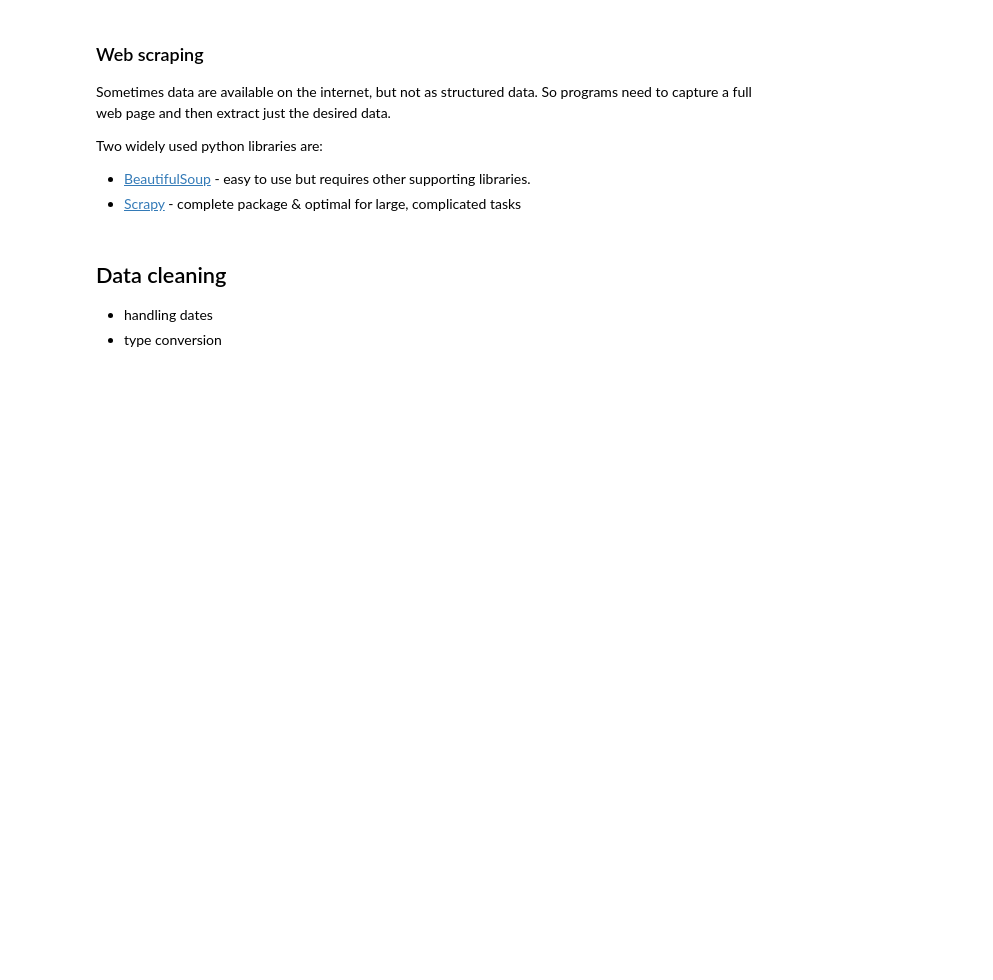
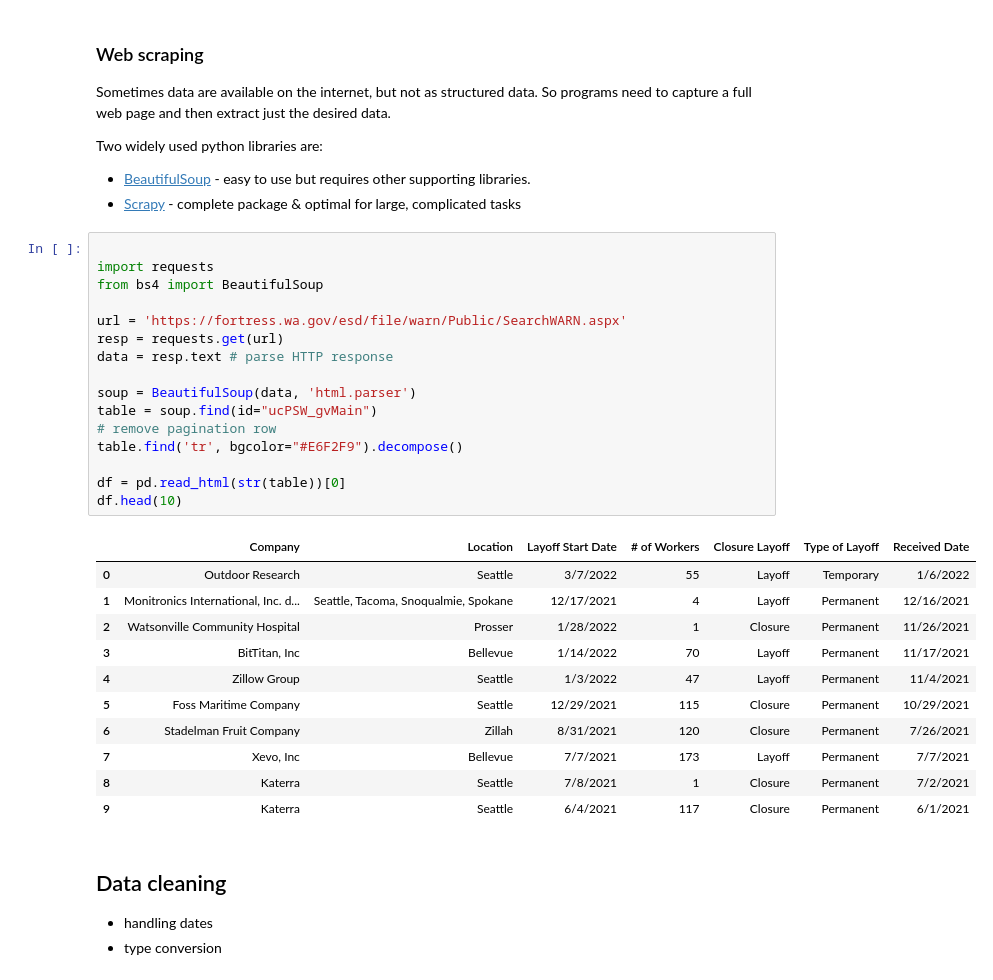
Before and after one commit to brendenwest/ad450, a Jupyter notebook: 3_data_acquisition_cleaning.ipynb, the cells around one changed output. Cells and saved outputs as stored; diff of their text form; blank space fills up the shorter version.

```diff
--- a/3_data_acquisition_cleaning.ipynb
+++ b/3_data_acquisition_cleaning.ipynb
@@ -155,6 +168,34 @@ Two widely used python libraries are:
 
 - [BeautifulSoup](https://www.crummy.com/software/BeautifulSoup/bs4/doc/) - easy to use but requires other supporting libraries.
 - [Scrapy](https://scrapy.org/) - complete package & optimal for large, complicated tasks
+# %%
+
+import requests
+from bs4 import BeautifulSoup
+
+url = 'https://fortress.wa.gov/esd/file/warn/Public/SearchWARN.aspx'
+resp = requests.get(url)
+data = resp.text # parse HTTP response
+
+soup = BeautifulSoup(data, 'html.parser')
+table = soup.find(id="ucPSW_gvMain")
+# remove pagination row
+table.find('tr', bgcolor="#E6F2F9").decompose()
+
+df = pd.read_html(str(table))[0]
+df.head(10)
+# %% [output]
+|  | Company | Location | Layoff Start Date | # of Workers | Closure Layoff | Type of Layoff | Received Date |
+| 0 | Outdoor Research | Seattle | 3/7/2022 | 55 | Layoff | Temporary | 1/6/2022 |
+| 1 | Monitronics International, Inc. d... | Seattle, Tacoma, Snoqualmie, Spokane | 12/17/2021 | 4 | Layoff | Permanent | 12/16/2021 |
+| 2 | Watsonville Community Hospital | Prosser | 1/28/2022 | 1 | Closure | Permanent | 11/26/2021 |
+| 3 | BitTitan, Inc | Bellevue | 1/14/2022 | 70 | Layoff | Permanent | 11/17/2021 |
+| 4 | Zillow Group | Seattle | 1/3/2022 | 47 | Layoff | Permanent | 11/4/2021 |
+| 5 | Foss Maritime Company | Seattle | 12/29/2021 | 115 | Closure | Permanent | 10/29/2021 |
+| 6 | Stadelman Fruit Company | Zillah | 8/31/2021 | 120 | Closure | Permanent | 7/26/2021 |
+| 7 | Xevo, Inc | Bellevue | 7/7/2021 | 173 | Layoff | Permanent | 7/7/2021 |
+| 8 | Katerra | Seattle | 7/8/2021 | 1 | Closure | Permanent | 7/2/2021 |
+| 9 | Katerra | Seattle | 6/4/2021 | 117 | Closure | Permanent | 6/1/2021 |
 # %% [markdown]
 ## Data cleaning
 
```
Also changed, not shown: parts of 8 cells of this notebook.
